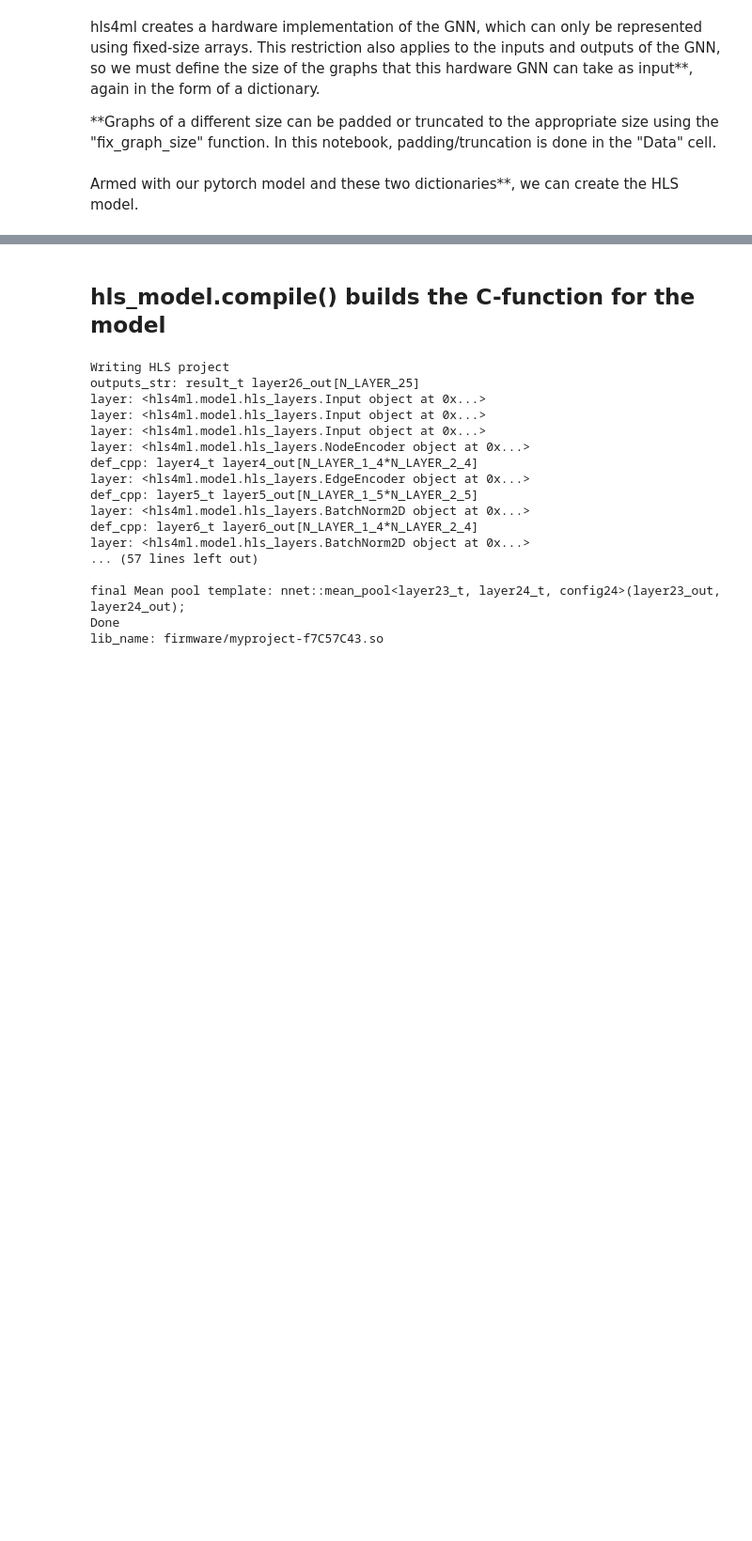
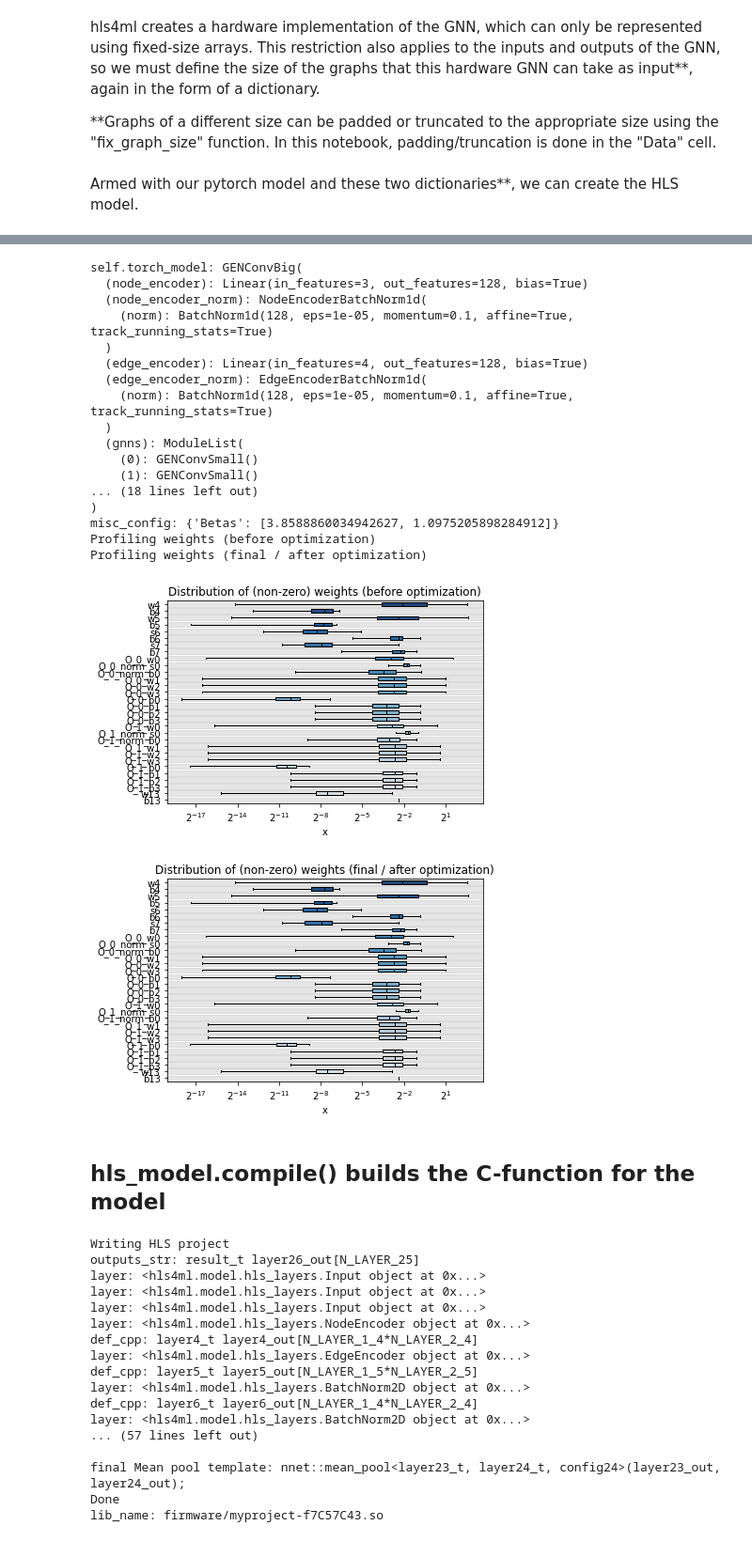
Before and after one commit to cms-p2l1trigger-tau3mu/hls4ml_pyg_demo, a Jupyter notebook: pyg_to_hls_walkthrough.ipynb, the cells around one changed output, grey strips where cells are left out. Shown at 94% size. Saved outputs shown, nothing was run; the diff lists cells and outputs as text; code cells hidden in the pictures; blank space fills up the shorter version.

Commit message:
started implementing profiling

```diff
--- a/pyg_to_hls_walkthrough.ipynb
+++ b/pyg_to_hls_walkthrough.ipynb
@@ -47,7 +50,7 @@ handler args: ('fc_out',)
 """
 We intialize our custom pytorch geometric(pyg) model
 """
-n_layers = 8
+n_layers = 2
 torch_model = GENConvBig(
     n_layers,
     flow = "source_to_target",
@@ -370,3 +457,33 @@ misc_config: {'Betas': [3.8588860034942627, 1.0975205898284912, 1.65537774562835
+# %%
+from hls4ml.model.profiling import numerical
+import matplotlib.pyplot as plt
+
+# plots = numerical(model=torch_model, hls_model = hls_model, X=graphs[0])
+# plots = numerical(model=torch_model)
+plots = numerical(hls_model = hls_model)
+# plots = numerical(hls_model = hls_model, X=graphs[0].hls_data)
+
+plt.show()
+# %% [output]
+self.torch_model: GENConvBig(
+  (node_encoder): Linear(in_features=3, out_features=128, bias=True)
+  (node_encoder_norm): NodeEncoderBatchNorm1d(
+    (norm): BatchNorm1d(128, eps=1e-05, momentum=0.1, affine=True, track_running_stats=True)
+  )
+  (edge_encoder): Linear(in_features=4, out_features=128, bias=True)
+  (edge_encoder_norm): EdgeEncoderBatchNorm1d(
+    (norm): BatchNorm1d(128, eps=1e-05, momentum=0.1, affine=True, track_running_stats=True)
+  )
+  (gnns): ModuleList(
+    (0): GENConvSmall()
+    (1): GENConvSmall()
+... (18 lines left out)
+)
+misc_config: {'Betas': [3.8588860034942627, 1.0975205898284912]}
+Profiling weights (before optimization)
+Profiling weights (final / after optimization)
+[figure, added]
+[figure, added]
 # %% [markdown]
 ## hls_model.compile() builds the C-function for the model
 # %%
```
Also changed, not shown: parts of 7 cells of this notebook, 3 other files.
